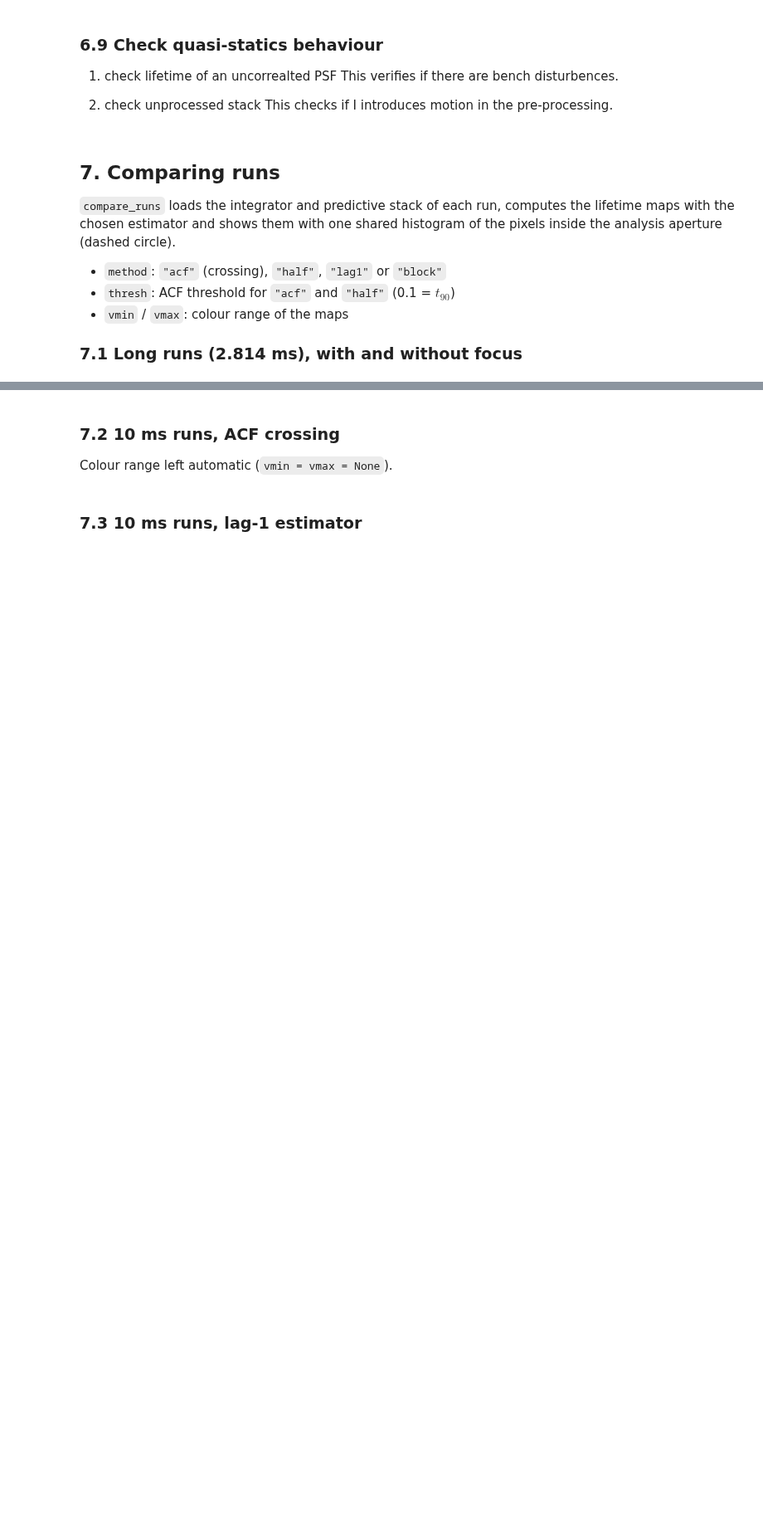
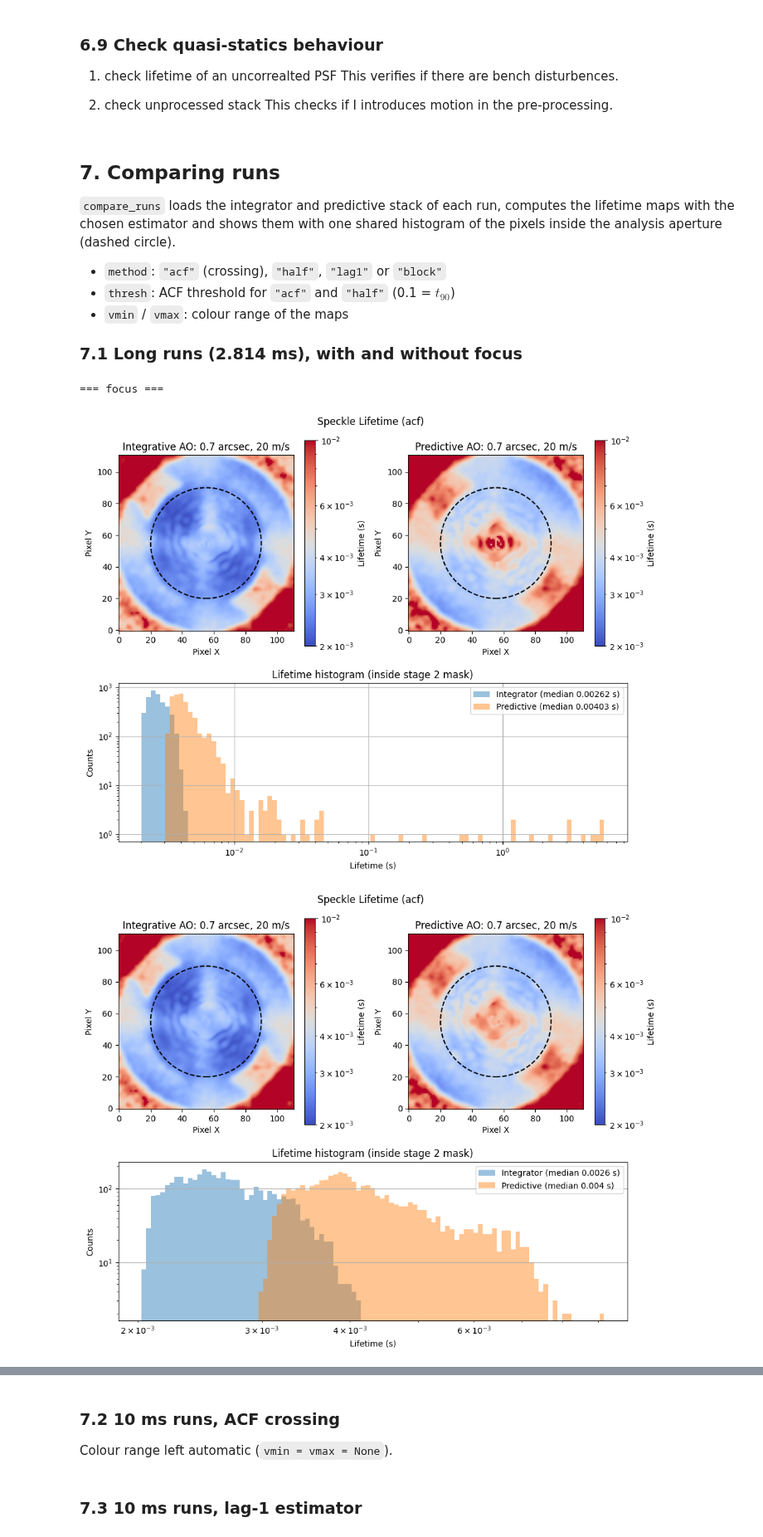
Before and after one commit to noah-bns/ESO_internship, a Jupyter notebook: notebooks/temporal_decorrelation_clean.ipynb, the cells around one changed output, grey strips where cells are left out. Shown at 83% size. Drawn from its saved outputs; the diff is of its cells as text; code cells hidden in the pictures; blank space fills up the shorter version.

```diff
--- a/notebooks/temporal_decorrelation_clean.ipynb
+++ b/notebooks/temporal_decorrelation_clean.ipynb
@@ -687,7 +687,7 @@ def plot_lifetime_maps(maps, vmin=5e-3, vmax=1.0, aperture=None):
 
 
 def plot_lifetime_comparison(lifetimes, title="Temporal Half-Correlation Lifetime", map_titles=None,
-                             colors=None, vmin=5e-3, vmax=1.0, aperture=MASK_APERTURE):
+                             colors=None, norm_ = LogNorm, vmin=5e-3, vmax=1.0, aperture=MASK_APERTURE):
     """Lifetime maps (top, analysis aperture outlined) and ONE shared histogram of the values
     inside the aperture (bottom).
 
@@ -703,7 +703,7 @@ def plot_lifetime_comparison(lifetimes, title="Temporal Half-Correlation Lifetim
     gs = fig.add_gridspec(2, len(lifetimes), height_ratios=[1.3, 1])
     for i, (label, lifetime) in enumerate(lifetimes.items()):
         ax = fig.add_subplot(gs[0, i])
-        im = ax.imshow(lifetime, origin="lower", cmap="coolwarm", norm=LogNorm(vmin=vmin, vmax=vmax))
+        im = ax.imshow(lifetime, origin="lower", cmap="coolwarm", norm=norm_(vmin=vmin, vmax=vmax))
         aperture.plot(ax=ax, color="k", lw=1.5, ls="--")
         fig.colorbar(im, ax=ax).set_label("Lifetime (s)")
         ax.set_xlabel("Pixel X")
@@ -713,23 +713,23 @@ def plot_lifetime_comparison(lifetimes, title="Temporal Half-Correlation Lifetim
     ax_h = fig.add_subplot(gs[1, :])
     all_values = np.concatenate(list(inside.values()))
     if all_values.size:
-        bins = np.linspace(all_values.min(), all_values.max(), 100)    # shared bins
+        bins = np.geomspace(all_values.min(), all_values.max(), 100)    # shared log-spaced bins
         for label, values in inside.items():
             ax_h.hist(values, bins=bins, histtype="stepfilled", alpha=0.45, color=colors.get(label),
-                      label=f"{label} (median {np.median(values):.3g} s)")
-        ax_h.legend()
+                    label=f"{label} (median {np.median(values):.3g} s)")
+    ax_h.legend()
     ax_h.set_xscale("log")
     ax_h.set_yscale("log")
     ax_h.set_xlabel("Lifetime (s)")
     ax_h.set_ylabel("Counts")
-    ax_h.set_title("Lifetime histogram (inside mask)")
+    ax_h.set_title("Lifetime histogram (inside stage 2 mask)")
     ax_h.grid()
     fig.suptitle(title)
     fig.tight_layout()
     plt.show()
 
 
-def compare_runs(folder, runs, dt, method="acf", thresh=0.1, algos=ALGOS,
+def compare_runs(folder, runs, dt, method="acf", thresh=0.1, algos=ALGOS, norm_ = LogNorm,
                  vmin=5e-3, vmax=1.0, **method_kwargs):
     """Integrator-vs-predictive lifetime comparison for each run in `runs` (see `iter_runs`).
 
@@ -739,14 +739,13 @@ def compare_runs(folder, runs, dt, method="acf", thresh=0.1, algos=ALGOS,
     out = {}
     for run in runs:
         tag = run_name(**run)
-        extra = " ".join(str(run[k]) for k in ("key", "count") if run[k] is not None)
         lifetimes, map_titles = {}, {}
         for algo, (label, _) in algos.items():
             stack = load_stack(folder, algo, **run)
             lifetimes[label] = lifetime_from_stack(stack, method=method, dt=dt, thresh=thresh, **method_kwargs)
-            map_titles[label] = titling(f"{algo}_{run['ro']}ro_{run['ws']}ws") + (f"\n{extra}" if extra else "")
-        plot_lifetime_comparison(lifetimes, title=f"Lifetime ({method}) - {tag}", map_titles=map_titles,
-                                 colors=colors, vmin=vmin, vmax=vmax)
+            map_titles[label] = titling(f"{algo}_{run['ro']}ro_{run['ws']}ws")
+        plot_lifetime_comparison(lifetimes, title=f"Speckle Lifetime ({method})", map_titles=map_titles,
+                                 colors=colors, norm_ = norm_, vmin=vmin, vmax=vmax)
         out[tag] = lifetimes
     return out
 
@@ -1016,8 +1015,12 @@ plot_lifetime_maps({"ACF crossing 0.1 (t90)": crossing_time(temporal_acf(raw_img
 
 ### 7.1 Long runs (2.814 ms), with and without focus
 # %%
-long_runs = list(iter_runs(ros=[7], wss=[20], keys=["1key", "24key", "32key"], counts=["1-4", "5-8"]))
+long_runs = list(iter_runs(ros=[7], wss=[20], keys=["1", "24", "32"], counts=["1-4", "5-8"]))
 
-for folder, label in [(LONG_RUN_FOCUS, "focus"), (LONG_RUN, "no focus")]:
+for folder, label in [(LONG_RUN_FOCUS, "focus")]:
     print(f"=== {label} ===")
-    compare_runs(folder, long_runs, dt=DIT_LONG, method="acf", thresh=0.1)
+    compare_runs(folder, long_runs, dt=DIT_LONG, method="acf", thresh=0.5, vmin = 0.002, vmax = 0.01)
+# %% [output]
+=== focus ===
+[figure, added]
+[figure, added]
```
Also changed, not shown: parts of 3 cells of this notebook, 2 other files.
